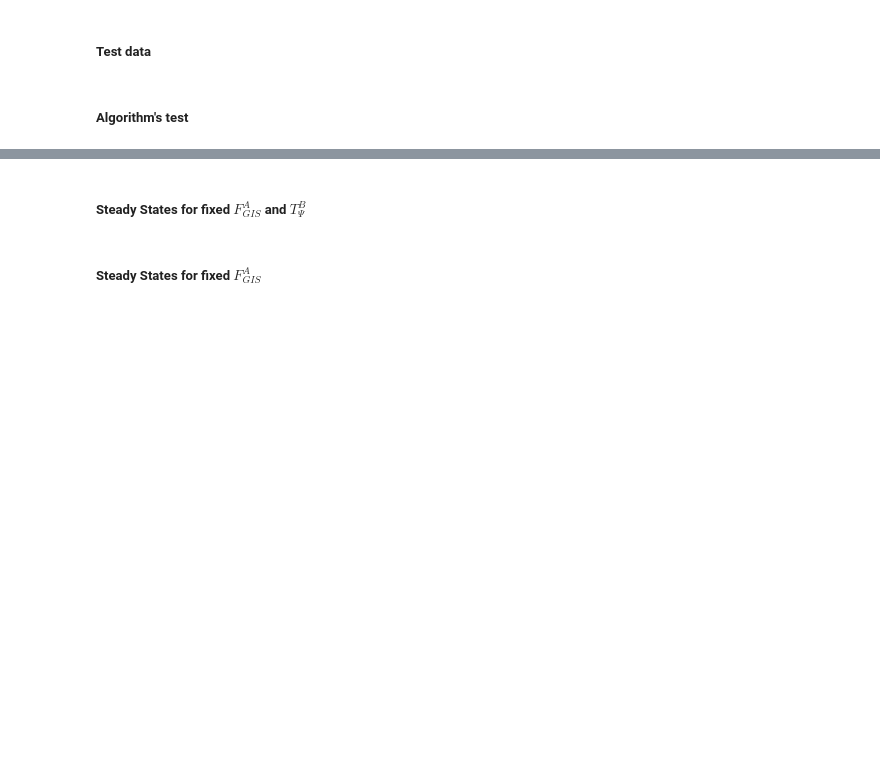
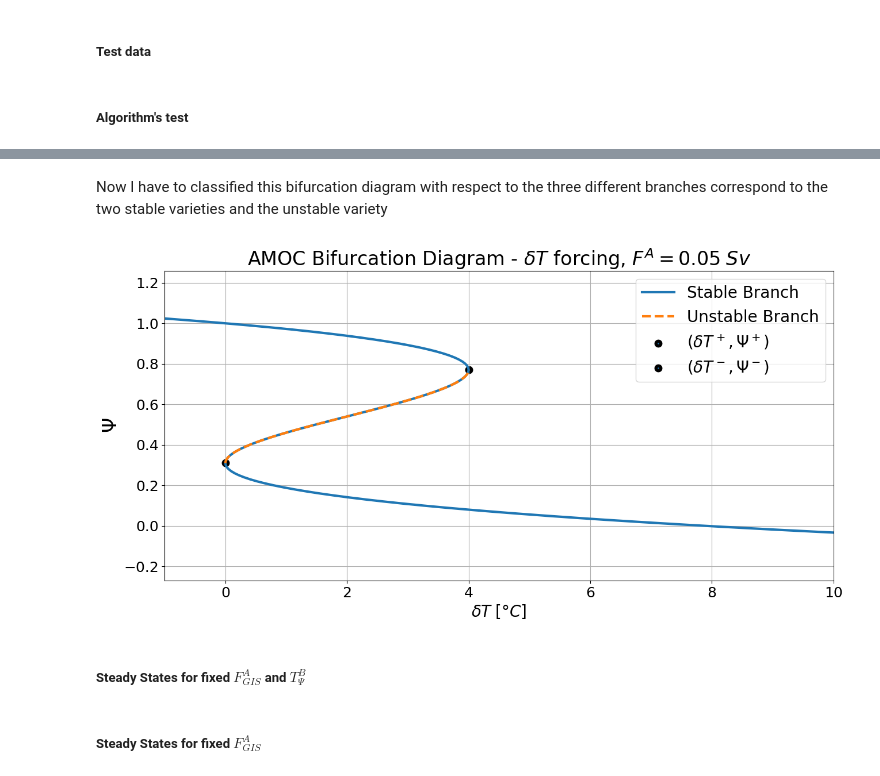
Before and after one commit to AmauryLaridon/LPHYS2299-Master-s-Thesis, a Jupyter notebook: SURFER/SURFER - Tipping Module Calibration/Tipping Module Calibration.ipynb, the cells around one changed output, grey strips where cells are left out. Saved outputs shown, nothing was run; the diff lists cells and outputs as text; code cells hidden in the pictures; blank space fills up the shorter version.

```diff
--- a/SURFER/SURFER - Tipping Module Calibration/Tipping Module Calibration.ipynb
+++ b/SURFER/SURFER - Tipping Module Calibration/Tipping Module Calibration.ipynb
@@ -225,2 +352,32 @@ plt.plot()
+# %% [markdown]
+Now I have to classified this bifurcation diagram with respect to the three different branches correspond to the two stable varieties and the unstable variety
+# %%
+### Classification of the branches ###
+
+### Plotting ###
+
+fig, ax = plt.subplots(1,1,figsize=(15,7))
+
+## Plot of the bifurcation diagram ##
+plt.plot(T_fct_psi, psi_range, label="Stable Branch", lw=3)
+plt.plot(T_fct_psi_unstable, unstable_psi, color="tab:orange", label="Unstable Branch", lw=3, linestyle="dashed")
+
+## Plot of the critical points ##
+plt.scatter(AMOC_params[2],AMOC_params[0], marker='o', color="#1f77b4", linewidths=4, edgecolors="black", label=r"$(\delta T^+, \Psi^+)$")
+plt.scatter(AMOC_params[3],AMOC_params[1], marker='o', color="#1f77b4", linewidths=4, edgecolors="black", label=r"$(\delta T^-, \Psi^-)$")
+
+## Plot cosmetics ##
+ax.set_xlabel(r"$\delta T\;[°C]$", fontsize=20)
+ax.set_ylabel(r"$\Psi$", fontsize=24)
+ax.set_xbound([-1,10])
+plt.xticks(fontsize=18)
+plt.yticks(fontsize=18)
+plt.title(r"AMOC Bifurcation Diagram - $\delta T$ forcing, $F^A = {} \;Sv$".format(F_A), fontsize = 24)
+plt.legend(fontsize=20)
+plt.grid()
+
+plt.show()
+# %% [output]
+[figure, added]
 # %% [markdown]
 ##### Steady States for fixed $F_{GIS}^A$ and $T_\Psi^B$
```
Also changed, not shown: parts of 24 cells of this notebook.
